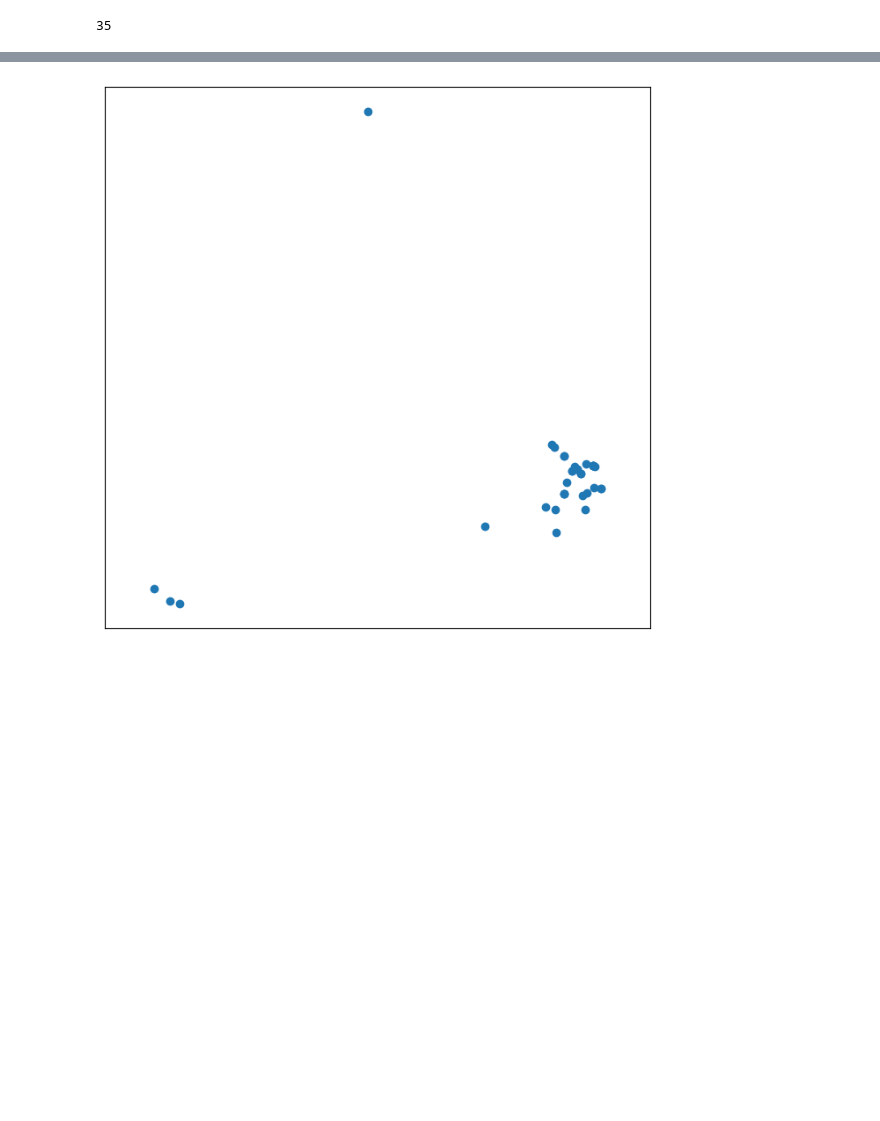
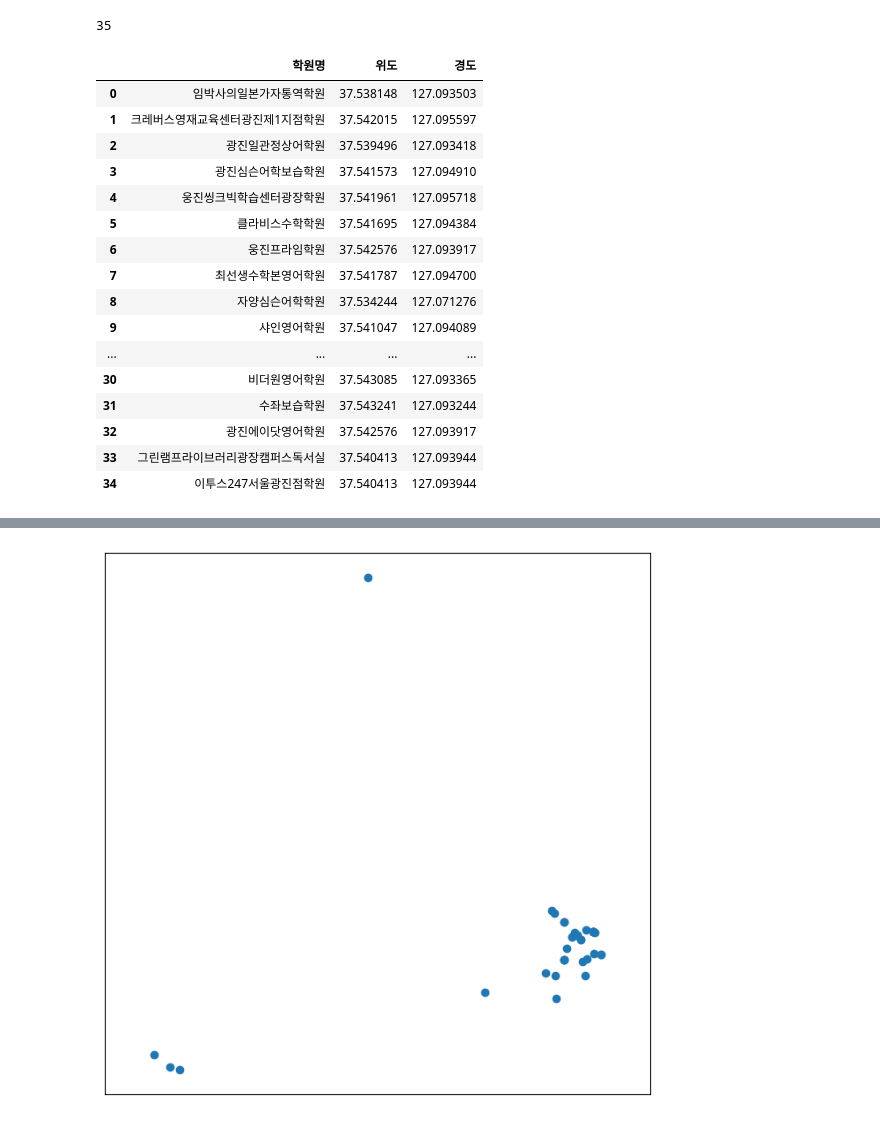
Before and after one commit to WIFI-Gwangjingu/childrensZone, a Jupyter notebook: modeling/광진구 후보지 선정.ipynb, the cells around one changed output, grey strips where cells are left out. Cells and saved outputs as stored; diff of their text form; code cells hidden in the pictures; blank space fills up the shorter version.

```diff
--- a/modeling/광진구 후보지 선정.ipynb
+++ b/modeling/광진구 후보지 선정.ipynb
@@ -41,6 +41,27 @@ intersection = list(set(l1) & set(l2) & set(l3)&set(l4))
 len(intersection)
 # %% [output]
 35
+# %%
+후보지 = candidate_frame[['학원명', '위도','경도']]
+후보지
+# %% [output]
+|  | 학원명 | 위도 | 경도 |
+| 0 | 임박사의일본가자통역학원 | 37.538148 | 127.093503 |
+| 1 | 크레버스영재교육센터광진제1지점학원 | 37.542015 | 127.095597 |
+| 2 | 광진일관정상어학원 | 37.539496 | 127.093418 |
+| 3 | 광진심슨어학보습학원 | 37.541573 | 127.094910 |
+| 4 | 웅진씽크빅학습센터광장학원 | 37.541961 | 127.095718 |
+| 5 | 클라비스수학학원 | 37.541695 | 127.094384 |
+| 6 | 웅진프라임학원 | 37.542576 | 127.093917 |
+| 7 | 최선생수학본영어학원 | 37.541787 | 127.094700 |
+| 8 | 자양심슨어학학원 | 37.534244 | 127.071276 |
+| 9 | 샤인영어학원 | 37.541047 | 127.094089 |
+| ... | ... | ... | ... |
+| 30 | 비더원영어학원 | 37.543085 | 127.093365 |
+| 31 | 수좌보습학원 | 37.543241 | 127.093244 |
+| 32 | 광진에이닷영어학원 | 37.542576 | 127.093917 |
+| 33 | 그린램프라이브러리광장캠퍼스독서실 | 37.540413 | 127.093944 |
+| 34 | 이투스247서울광진점학원 | 37.540413 | 127.093944 |
 # %%
 candidate_frame = data.loc[intersection, :].reset_index(drop=True)
 candidate_frame
```
Also changed, not shown: parts of 4 cells of this notebook, 1 other file.
